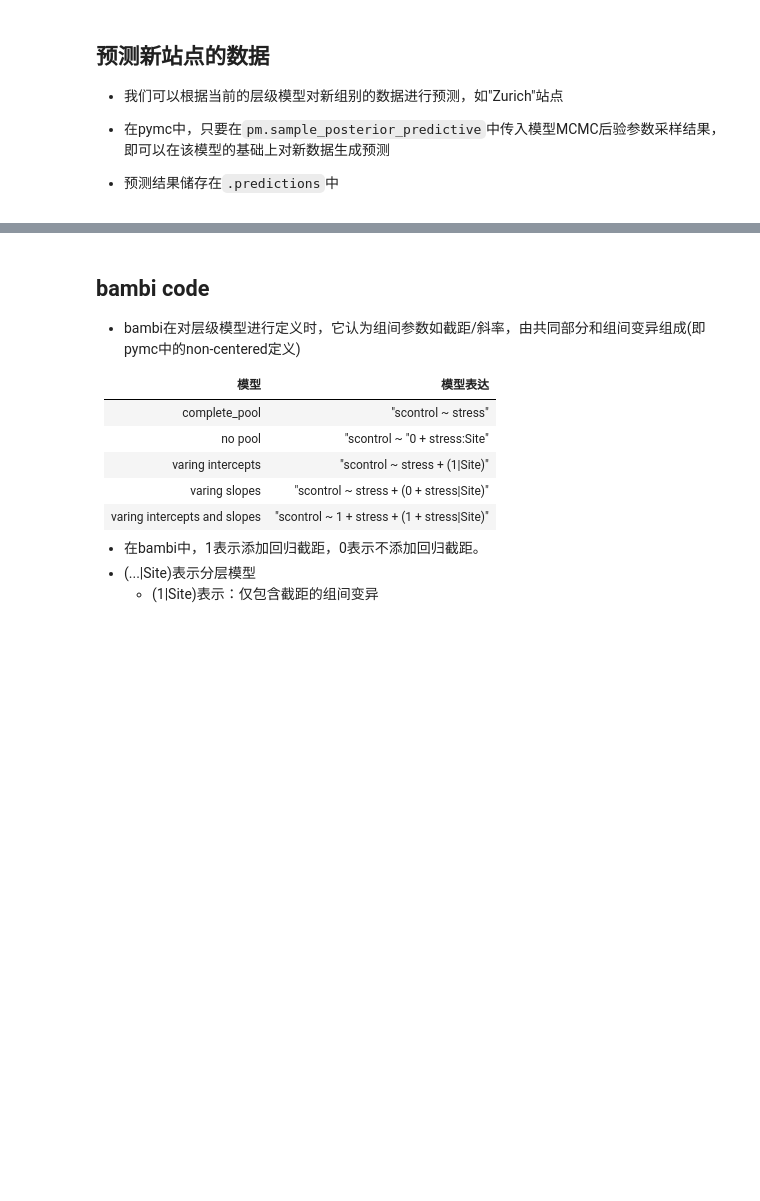
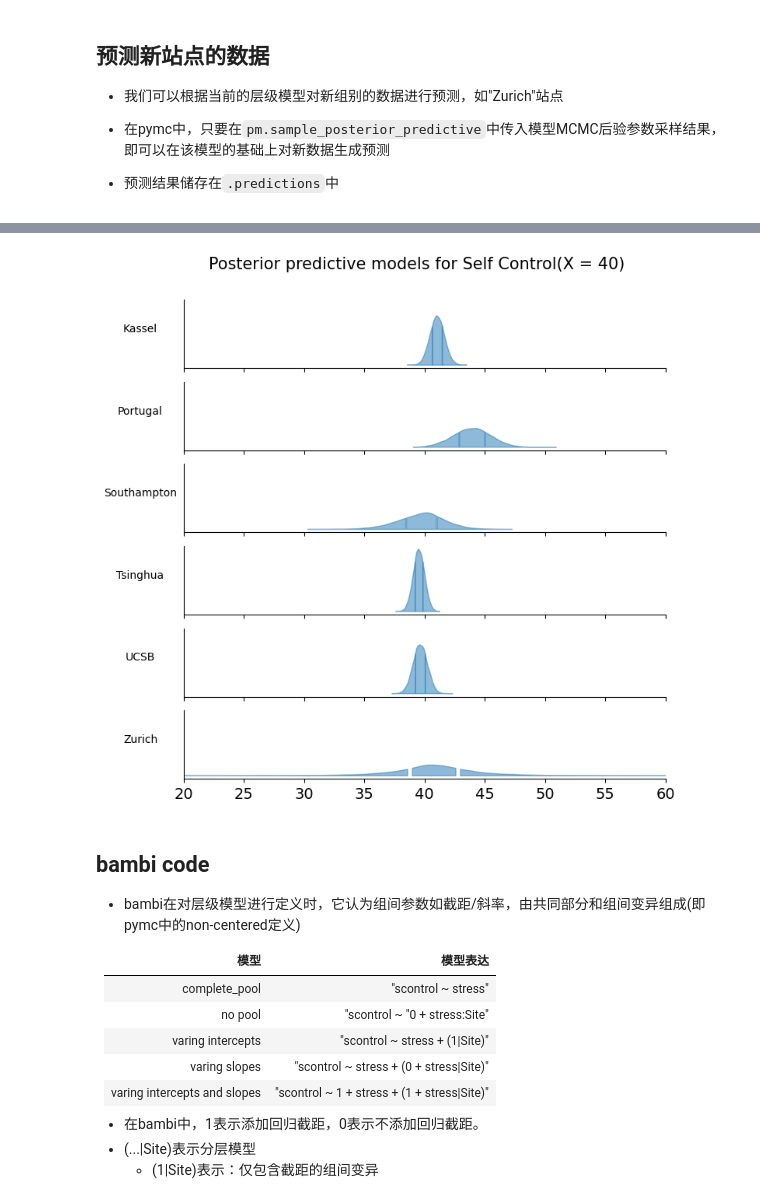
Before and after one commit to Utenna/PyBayesian, a Jupyter notebook: 2023/lin/lec15/lec15_v0.4.ipynb, the cells around one changed output, grey strips where cells are left out. Saved outputs shown, nothing was run; the diff lists cells and outputs as text; code cells hidden in the pictures; blank space fills up the shorter version.

```diff
--- a/2023/lin/lec15/lec15_v0.4.ipynb
+++ b/2023/lin/lec15/lec15_v0.4.ipynb
@@ -1200,7 +1233,7 @@ with pm.Model(coords=new_coords) as hier_pred:
 
     # 进行后验预测估计，注意使用的是上一个模型的后验参数估计，partial_trace
     pred_trace = pm.sample_posterior_predictive(var_both_trace,
-                                                var_names=["new_mu","y_est"],
+                                                var_names=["new_beta_0j","new_beta_1j"],
                                                 predictions=True,
                                                 extend_inferencedata=True,
                                                 random_seed=84735)
@@ -1235,0 +1263,16 @@ sns.despine()
+# %%
+#建立空dataframe，储存后验预测的结果
+col = df_first5["Site"].unique()
+pred_result = pd.DataFrame(columns=col)
+#对每一个站点，提取后验参数的结果代入公式计算，并将计算结果存储在数据框的不同列
+for site in df_first5["Site"].unique():
+    pred = (40 * (var_both_trace.posterior['beta_1j'].sel(site = f"{site}")) +\
+    (var_both_trace.posterior['beta_0j'].sel(site = f"{site}"))).stack(sample=("chain","draw")).values
+    pred_result[site] = pred
+# %%
+#对于新站点，同样提取对应的参数并代入公式计算，将结果存在新列中
+pred_trace = pred_trace.predictions.stack(sample=("chain","draw","site"))
+new_group_pred = (40 * (pred_trace['new_beta_1j']) + (pred_trace['new_beta_0j'])).values
+pred_result[new_group["Site"].unique()[0]] = new_group_pred
+
+pred_result
@@ -1236,3 +1287,26 @@ sns.despine()
+# %%
+# 根据列数定义画布的行数
+fig, ax = plt.subplots(len(pred_result.columns),1, figsize = (8,8),
+                       sharex=True,
+                       sharey=True)
+# 对于每一个站点，绘制其预测结果的密度分布图
+for i,site in enumerate(pred_result.columns):
+    az.plot_kde(pred_result[site],
+                fill_kwargs={"alpha": 0.5},
+                quantiles=[.25, .75],
+                ax=ax[i])
+    #设置y轴标题和刻度
+    ax[i].set_ylabel(f'{site}', rotation=0, labelpad=40)
+    ax[i].set_yticks([])
+#设置x轴范围
+plt.xlim([20,60])
+#设置标题
+plt.suptitle("Posterior predictive models for Self Control(X = 40)",
+             y=0.95,
+             fontsize=15)
+sns.despine()
+# %% [output]
+[figure, added]
 # %% [markdown]
 ## bambi code
 
```
Also changed, not shown: parts of 27 cells of this notebook, 1 other file.
